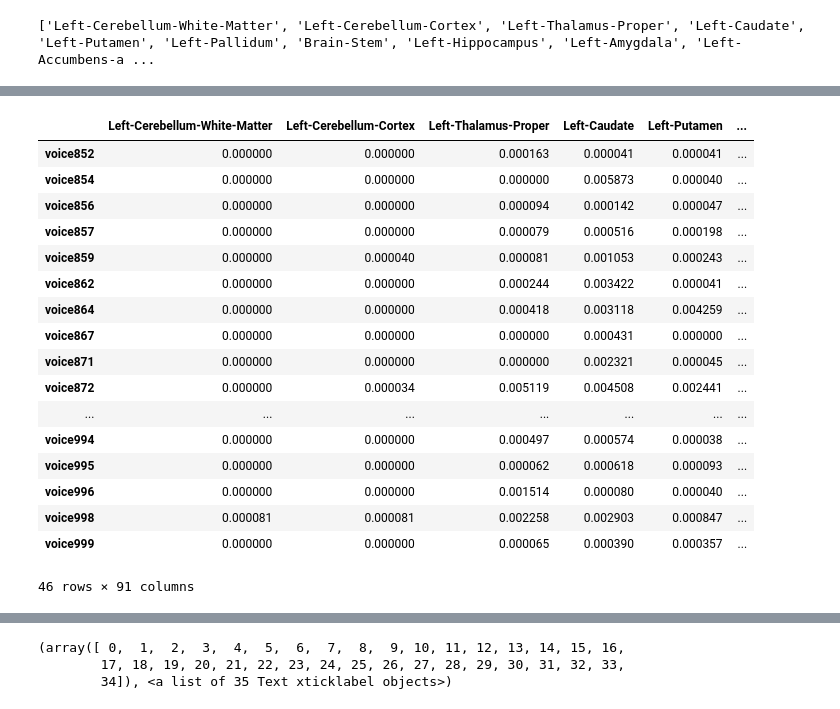
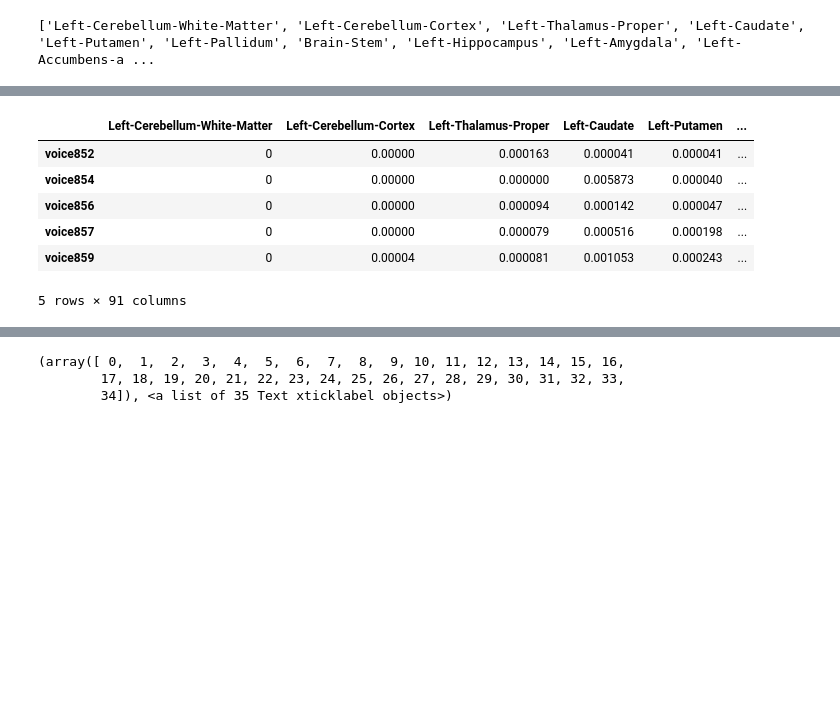
Before and after one commit to sitek/voice-depression-mri, a Jupyter notebook: scripts/diffusion/probtrackx_analysis.ipynb, the cells around one changed output, grey strips where cells are left out. Cells and saved outputs as stored; diff of their text form; code cells hidden in the pictures; blank space fills up the shorter version.

```diff
--- a/scripts/diffusion/probtrackx_analysis.ipynb
+++ b/scripts/diffusion/probtrackx_analysis.ipynb
@@ -106,28 +85,17 @@ df
 # %%
 # add 'group-name' column
 df.loc[df.index.str.startswith('voice8'), 'group-name'] = 'mdd'
 df.loc[df.index.str.startswith('voice9'), 'group-name'] = 'hc'
 
-df
+df.head()
 # %% [output]
 |  | Left-Cerebellum-White-Matter | Left-Cerebellum-Cortex | Left-Thalamus-Proper | Left-Caudate | Left-Putamen | ... |
-| voice852 | 0.000000 | 0.000000 | 0.000163 | 0.000041 | 0.000041 | ... |
-| voice854 | 0.000000 | 0.000000 | 0.000000 | 0.005873 | 0.000040 | ... |
-| voice856 | 0.000000 | 0.000000 | 0.000094 | 0.000142 | 0.000047 | ... |
-| voice857 | 0.000000 | 0.000000 | 0.000079 | 0.000516 | 0.000198 | ... |
-| voice859 | 0.000000 | 0.000040 | 0.000081 | 0.001053 | 0.000243 | ... |
-| voice862 | 0.000000 | 0.000000 | 0.000244 | 0.003422 | 0.000041 | ... |
-| voice864 | 0.000000 | 0.000000 | 0.000418 | 0.003118 | 0.004259 | ... |
-| voice867 | 0.000000 | 0.000000 | 0.000000 | 0.000431 | 0.000000 | ... |
-| voice871 | 0.000000 | 0.000000 | 0.000000 | 0.002321 | 0.000045 | ... |
-| voice872 | 0.000000 | 0.000034 | 0.005119 | 0.004508 | 0.002441 | ... |
-| ... | ... | ... | ... | ... | ... | ... |
-| voice994 | 0.000000 | 0.000000 | 0.000497 | 0.000574 | 0.000038 | ... |
-| voice995 | 0.000000 | 0.000000 | 0.000062 | 0.000618 | 0.000093 | ... |
-| voice996 | 0.000000 | 0.000000 | 0.001514 | 0.000080 | 0.000040 | ... |
-| voice998 | 0.000081 | 0.000081 | 0.002258 | 0.002903 | 0.000847 | ... |
-| voice999 | 0.000000 | 0.000000 | 0.000065 | 0.000390 | 0.000357 | ... |
+| voice852 | 0 | 0.00000 | 0.000163 | 0.000041 | 0.000041 | ... |
+| voice854 | 0 | 0.00000 | 0.000000 | 0.005873 | 0.000040 | ... |
+| voice856 | 0 | 0.00000 | 0.000094 | 0.000142 | 0.000047 | ... |
+| voice857 | 0 | 0.00000 | 0.000079 | 0.000516 | 0.000198 | ... |
+| voice859 | 0 | 0.00004 | 0.000081 | 0.001053 | 0.000243 | ... |
-46 rows × 91 columns
+5 rows × 91 columns
 # %%
 # reshape the data for easier plotting with seaborn
 melter = pd.melt(df, id_vars=['group-name'], value_vars=df.columns.tolist()[:-2])
```
Also changed, not shown: parts of 2 cells of this notebook.
